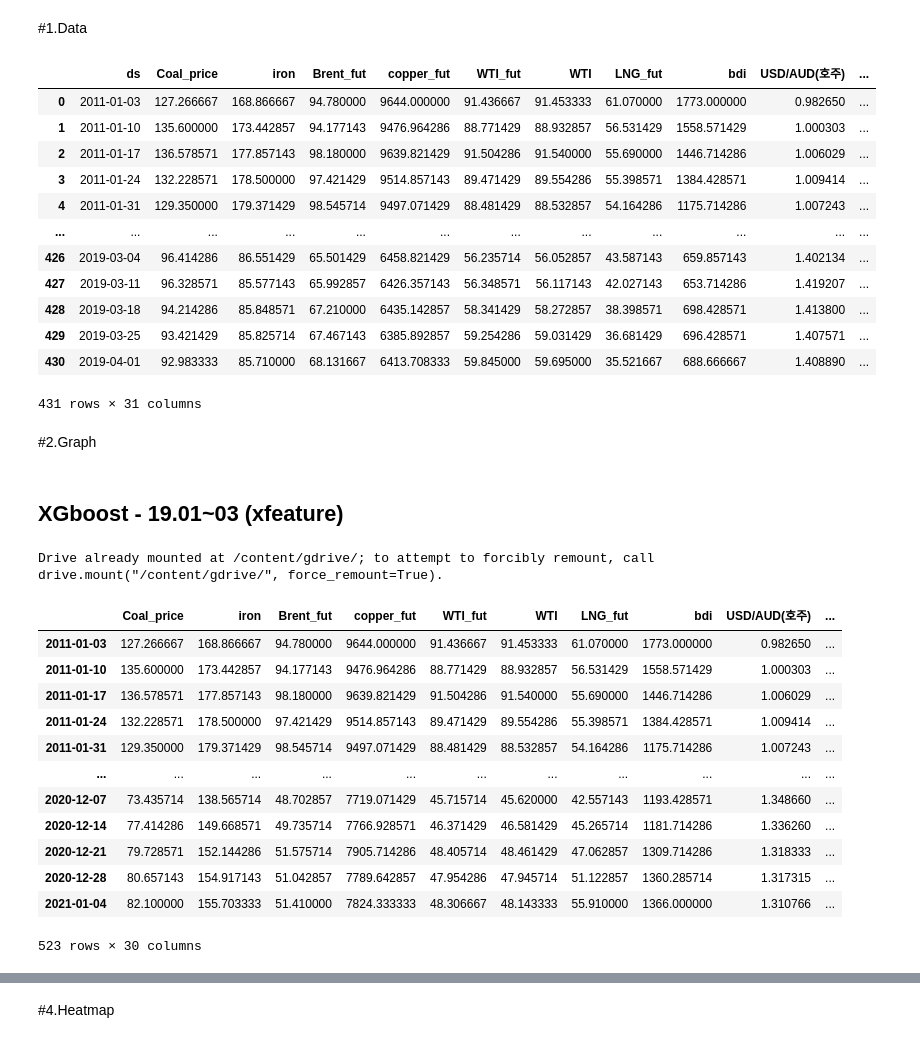
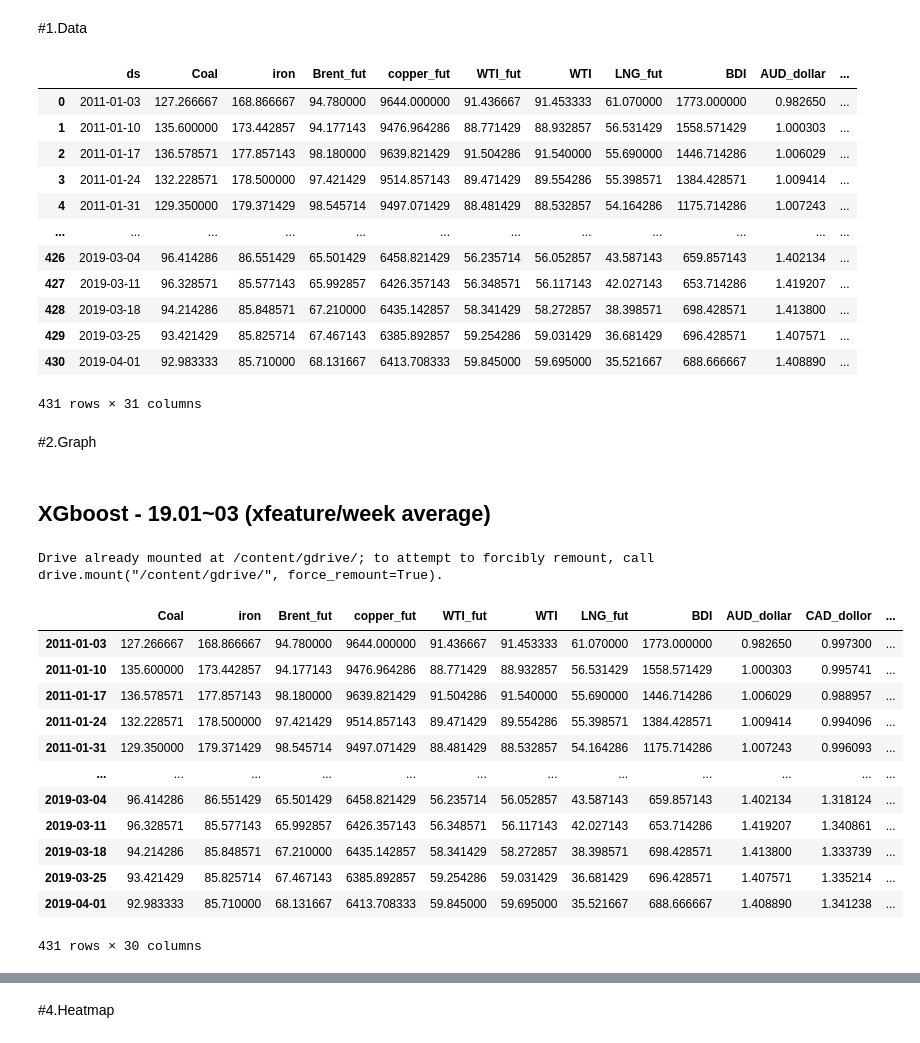
Before and after one commit to DoSungjin/black_coal_price, a Jupyter notebook: Week_trend.ipynb, the cells around one changed output, grey strips where cells are left out. Drawn from its saved outputs; the diff is of its cells as text; code cells hidden in the pictures.

```diff
--- a/Week_trend.ipynb
+++ b/Week_trend.ipynb
@@ -54,9 +104,9 @@ Mounted at /content/gdrive
 # %% [markdown]
 #1.Data
 # %%
-df = pd.read_excel("/content/gdrive/My Drive/Black_coal/data/dataset/project_dataset.xlsx")
-df = df.sort_values('date')
-df = df.rename(columns ={'date':'ds'})
+df = pd.read_csv("/content/gdrive/My Drive/Black_coal/data/usethis.csv")
+df = df.sort_values('ds')
+
 df['ds']= pd.to_datetime(df['ds'])
 
 df = df.set_index('ds')
@@ -67,7 +117,7 @@ df = df.reset_index()
 # df = df[['ds','Coal_price']]
 df
 # %% [output]
-|  | ds | Coal_price | iron | Brent_fut | copper_fut | WTI_fut | WTI | LNG_fut | bdi | USD/AUD(호주) | ... |
+|  | ds | Coal | iron | Brent_fut | copper_fut | WTI_fut | WTI | LNG_fut | BDI | AUD_dollar | ... |
 | 0 | 2011-01-03 | 127.266667 | 168.866667 | 94.780000 | 9644.000000 | 91.436667 | 91.453333 | 61.070000 | 1773.000000 | 0.982650 | ... |
 | 1 | 2011-01-10 | 135.600000 | 173.442857 | 94.177143 | 9476.964286 | 88.771429 | 88.932857 | 56.531429 | 1558.571429 | 1.000303 | ... |
 | 2 | 2011-01-17 | 136.578571 | 177.857143 | 98.180000 | 9639.821429 | 91.504286 | 91.540000 | 55.690000 | 1446.714286 | 1.006029 | ... |
@@ -87,7 +137,7 @@ import seaborn as sns
 # %% [markdown]
 #2.Graph
 # %% [markdown]
-## XGboost - 19.01~03 (xfeature)
+## XGboost - 19.01~03 (xfeature/week average)
 # %%
 import pandas as pd
 import numpy as np
@@ -106,36 +156,31 @@ from sklearn.metrics import mean_squared_error, mean_absolute_error
 plt.style.use('fivethirtyeight')
 # %% [output]
 Drive already mounted at /content/gdrive/; to attempt to forcibly remount, call drive.mount("/content/gdrive/", force_remount=True).
-# %%
-df = pd.read_excel("/content/gdrive/My Drive/Black_coal/data/dataset/project_dataset.xlsx")
-df = df.set_index('date')
-df = df.resample('W-MON').mean() #월요일 기준으로 평균값 df
-df = df.reset_index()
 # %%
 period = 90
 
 day_freq = 'D' #(day_freq를 'D'로하면 모든 날짜, 'B'로하면 주말 제외 주중만)
 
-df['date'] = pd.to_datetime(df['date'])
-df = df.set_index(df['date'])
-df = df.drop(['date'],axis = 1)
+
+df = df.set_index('ds')
+
 _ = pd.DataFrame({'weekly': 0}, index = pd.date_range(df.head(1).index[0], df.tail(1).index[0], freq=day_freq))
 _ = pd.concat([df, _], axis = 1)
 _
 _ = _.dropna()
 df = _.drop('weekly',axis = 1)
 df
 # %% [output]
-|  | Coal_price | iron | Brent_fut | copper_fut | WTI_fut | WTI | LNG_fut | bdi | USD/AUD(호주) | ... |
-| 2011-01-03 | 127.266667 | 168.866667 | 94.780000 | 9644.000000 | 91.436667 | 91.453333 | 61.070000 | 1773.000000 | 0.982650 | ... |
-| 2011-01-10 | 135.600000 | 173.442857 | 94.177143 | 9476.964286 | 88.771429 | 88.932857 | 56.531429 | 1558.571429 | 1.000303 | ... |
-| 2011-01-17 | 136.578571 | 177.857143 | 98.180000 | 9639.821429 | 91.504286 | 91.540000 | 55.690000 | 1446.714286 | 1.006029 | ... |
-| 2011-01-24 | 132.228571 | 178.500000 | 97.421429 | 9514.857143 | 89.471429 | 89.554286 | 55.398571 | 1384.428571 | 1.009414 | ... |
-| 2011-01-31 | 129.350000 | 179.371429 | 98.545714 | 9497.071429 | 88.481429 | 88.532857 | 54.164286 | 1175.714286 | 1.007243 | ... |
-| ... | ... | ... | ... | ... | ... | ... | ... | ... | ... | ... |
-| 2020-12-07 | 73.435714 | 138.565714 | 48.702857 | 7719.071429 | 45.715714 | 45.620000 | 42.557143 | 1193.428571 | 1.348660 | ... |
-| 2020-12-14 | 77.414286 | 149.668571 | 49.735714 | 7766.928571 | 46.371429 | 46.581429 | 45.265714 | 1181.714286 | 1.336260 | ... |
-| 2020-12-21 | 79.728571 | 152.144286 | 51.575714 | 7905.714286 | 48.405714 | 48.461429 | 47.062857 | 1309.714286 | 1.318333 | ... |
-| 2020-12-28 | 80.657143 | 154.917143 | 51.042857 | 7789.642857 | 47.954286 | 47.945714 | 51.122857 | 1360.285714 | 1.317315 | ... |
-| 2021-01-04 | 82.100000 | 155.703333 | 51.410000 | 7824.333333 | 48.306667 | 48.143333 | 55.910000 | 1366.000000 | 1.310766 | ... |
+|  | Coal | iron | Brent_fut | copper_fut | WTI_fut | WTI | LNG_fut | BDI | AUD_dollar | CAD_dollor | ... |
+| 2011-01-03 | 127.266667 | 168.866667 | 94.780000 | 9644.000000 | 91.436667 | 91.453333 | 61.070000 | 1773.000000 | 0.982650 | 0.997300 | ... |
+| 2011-01-10 | 135.600000 | 173.442857 | 94.177143 | 9476.964286 | 88.771429 | 88.932857 | 56.531429 | 1558.571429 | 1.000303 | 0.995741 | ... |
+| 2011-01-17 | 136.578571 | 177.857143 | 98.180000 | 9639.821429 | 91.504286 | 91.540000 | 55.690000 | 1446.714286 | 1.006029 | 0.988957 | ... |
+| 2011-01-24 | 132.228571 | 178.500000 | 97.421429 | 9514.857143 | 89.471429 | 89.554286 | 55.398571 | 1384.428571 | 1.009414 | 0.994096 | ... |
+| 2011-01-31 | 129.350000 | 179.371429 | 98.545714 | 9497.071429 | 88.481429 | 88.532857 | 54.164286 | 1175.714286 | 1.007243 | 0.996093 | ... |
+| ... | ... | ... | ... | ... | ... | ... | ... | ... | ... | ... | ... |
+| 2019-03-04 | 96.414286 | 86.551429 | 65.501429 | 6458.821429 | 56.235714 | 56.052857 | 43.587143 | 659.857143 | 1.402134 | 1.318124 | ... |
+| 2019-03-11 | 96.328571 | 85.577143 | 65.992857 | 6426.357143 | 56.348571 | 56.117143 | 42.027143 | 653.714286 | 1.419207 | 1.340861 | ... |
+| 2019-03-18 | 94.214286 | 85.848571 | 67.210000 | 6435.142857 | 58.341429 | 58.272857 | 38.398571 | 698.428571 | 1.413800 | 1.333739 | ... |
+| 2019-03-25 | 93.421429 | 85.825714 | 67.467143 | 6385.892857 | 59.254286 | 59.031429 | 36.681429 | 696.428571 | 1.407571 | 1.335214 | ... |
+| 2019-04-01 | 92.983333 | 85.710000 | 68.131667 | 6413.708333 | 59.845000 | 59.695000 | 35.521667 | 688.666667 | 1.408890 | 1.341238 | ... |
-523 rows × 30 columns
+431 rows × 30 columns
```
Also changed, not shown: parts of 45 cells of this notebook.
